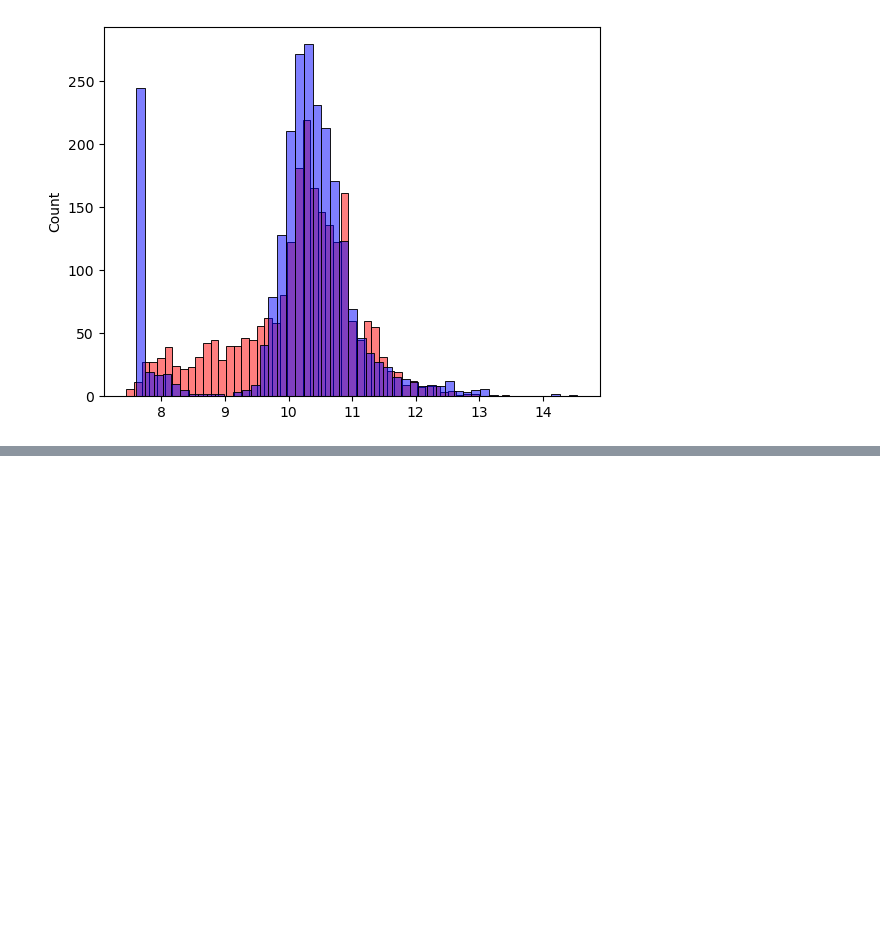
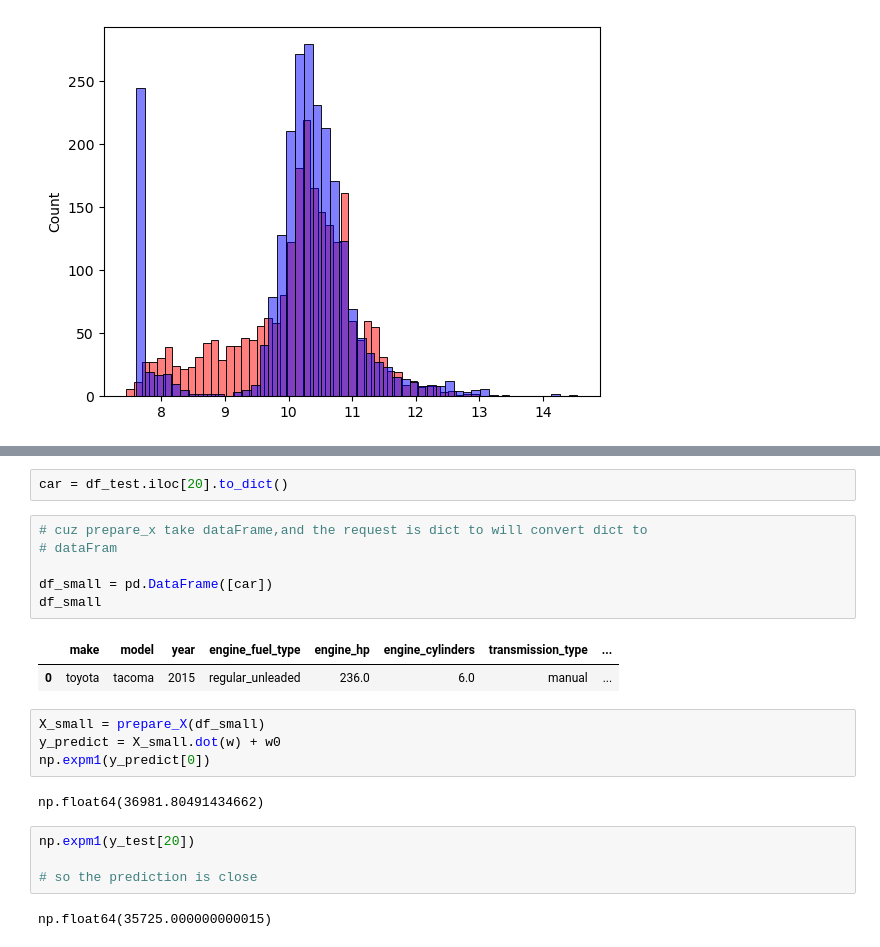
Before and after one commit to aljariri0/ML-Zoomcamp, a Jupyter notebook: 02-regression/01-car-price-predict.ipynb, the cells around one changed output, grey strips where cells are left out. Cells and saved outputs as stored; diff of their text form; blank space fills up the shorter version.

```diff
--- a/02-regression/01-car-price-predict.ipynb
+++ b/02-regression/01-car-price-predict.ipynb
@@ -640,0 +942,23 @@ sns.histplot(y_validation, color='blue', alpha=0.5, bins=50)
+# %%
+car = df_test.iloc[20].to_dict()
+# %%
+# cuz prepare_x take dataFrame,and the request is dict to will convert dict to
+# dataFram
+
+df_small = pd.DataFrame([car])
+df_small
+# %% [output]
+|  | make | model | year | engine_fuel_type | engine_hp | engine_cylinders | transmission_type | ... |
+| 0 | toyota | tacoma | 2015 | regular_unleaded | 236.0 | 6.0 | manual | ... |
+# %%
+X_small = prepare_X(df_small)
+y_predict = X_small.dot(w) + w0
+np.expm1(y_predict[0])
+# %% [output]
+np.float64(36981.80491434662)
+# %%
+np.expm1(y_test[20])
+
+# so the prediction is close
+# %% [output]
+np.float64(35725.000000000015)
```
Also changed, not shown: parts of 32 cells of this notebook.
